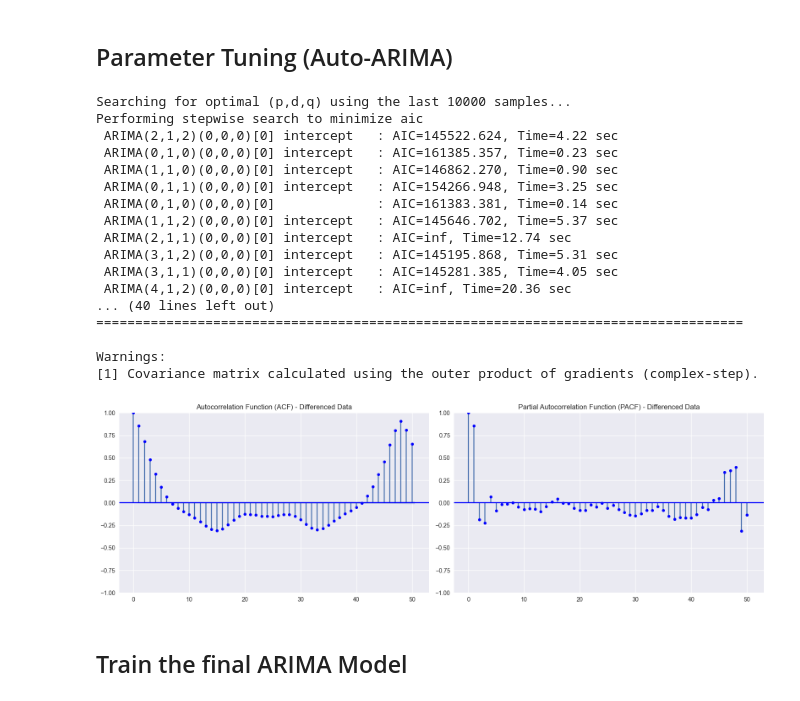
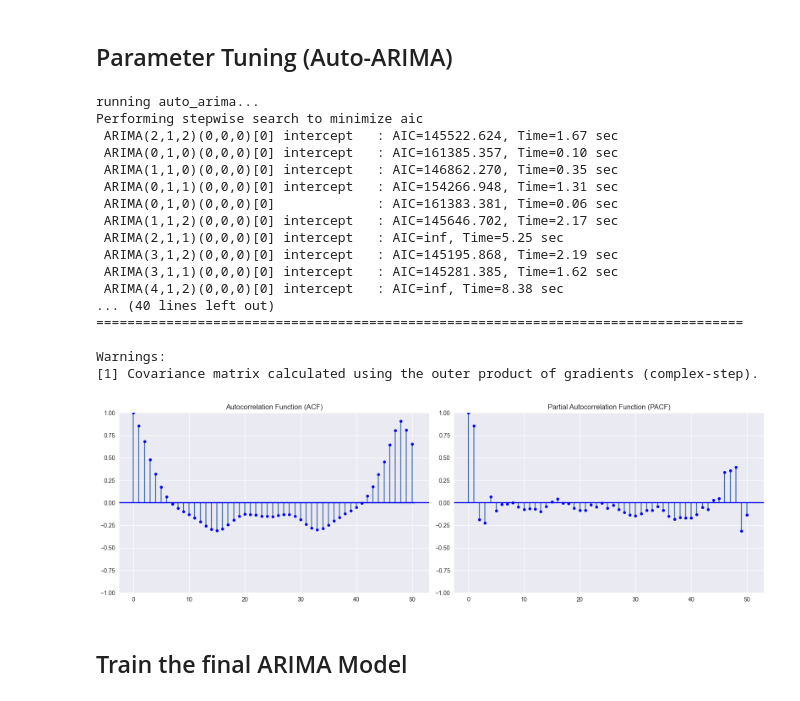
Before and after one commit to 4riell4/energy-consumption-forecasting, a Jupyter notebook: models/arima/arima_baseline.ipynb, the cells around one changed output. Drawn from its saved outputs; the diff is of its cells as text; code cells hidden in the pictures.

```diff
--- a/models/arima/arima_baseline.ipynb
+++ b/models/arima/arima_baseline.ipynb
@@ -76,11 +68,11 @@ Testing samples: 56429
 # %% [markdown]
 ## Parameter Tuning (Auto-ARIMA)
 # %%
-# We use the last 10,000 rows (approx. 7 months)
+# Use recent subset
 subset_size = 10000
 search_subset = train['demand'].iloc[-subset_size:]
 
-print(f"Searching for optimal (p,d,q) using the last {subset_size} samples...")
+print("running auto_arima...")
 
 auto_model = auto_arima(
     search_subset,
@@ -94,35 +86,35 @@ auto_model = auto_arima(
 print(f"Best parameters found: {auto_model.order}")
 print(auto_model.summary())
 # %% [output]
-Searching for optimal (p,d,q) using the last 10000 samples...
+running auto_arima...
 Performing stepwise search to minimize aic
- ARIMA(2,1,2)(0,0,0)[0] intercept   : AIC=145522.624, Time=4.22 sec
- ARIMA(0,1,0)(0,0,0)[0] intercept   : AIC=161385.357, Time=0.23 sec
- ARIMA(1,1,0)(0,0,0)[0] intercept   : AIC=146862.270, Time=0.90 sec
- ARIMA(0,1,1)(0,0,0)[0] intercept   : AIC=154266.948, Time=3.25 sec
- ARIMA(0,1,0)(0,0,0)[0]             : AIC=161383.381, Time=0.14 sec
- ARIMA(1,1,2)(0,0,0)[0] intercept   : AIC=145646.702, Time=5.37 sec
- ARIMA(2,1,1)(0,0,0)[0] intercept   : AIC=inf, Time=12.74 sec
- ARIMA(3,1,2)(0,0,0)[0] intercept   : AIC=145195.868, Time=5.31 sec
- ARIMA(3,1,1)(0,0,0)[0] intercept   : AIC=145281.385, Time=4.05 sec
- ARIMA(4,1,2)(0,0,0)[0] intercept   : AIC=inf, Time=20.36 sec
+ ARIMA(2,1,2)(0,0,0)[0] intercept   : AIC=145522.624, Time=1.67 sec
+ ARIMA(0,1,0)(0,0,0)[0] intercept   : AIC=161385.357, Time=0.10 sec
+ ARIMA(1,1,0)(0,0,0)[0] intercept   : AIC=146862.270, Time=0.35 sec
+ ARIMA(0,1,1)(0,0,0)[0] intercept   : AIC=154266.948, Time=1.31 sec
+ ARIMA(0,1,0)(0,0,0)[0]             : AIC=161383.381, Time=0.06 sec
+ ARIMA(1,1,2)(0,0,0)[0] intercept   : AIC=145646.702, Time=2.17 sec
+ ARIMA(2,1,1)(0,0,0)[0] intercept   : AIC=inf, Time=5.25 sec
+ ARIMA(3,1,2)(0,0,0)[0] intercept   : AIC=145195.868, Time=2.19 sec
+ ARIMA(3,1,1)(0,0,0)[0] intercept   : AIC=145281.385, Time=1.62 sec
+ ARIMA(4,1,2)(0,0,0)[0] intercept   : AIC=inf, Time=8.38 sec
 ... (40 lines left out)
 ===================================================================================
 
 Warnings:
 [1] Covariance matrix calculated using the outer product of gradients (complex-step).
 # %%
-# Apply the first-order differencing (d=1) that Auto-ARIMA selected
+# Difference series
 train_diff = train['demand'].diff().dropna()
 
 # Plot ACF and PACF
 fig, axes = plt.subplots(1, 2, figsize=(16, 5))
-plot_acf(train_diff, lags=50, ax=axes[0], title="Autocorrelation Function (ACF) - Differenced Data", color='blue')
-plot_pacf(train_diff, lags=50, ax=axes[1], title="Partial Autocorrelation Function (PACF) - Differenced Data", color='blue')
+plot_acf(train_diff, lags=50, ax=axes[0], title="Autocorrelation Function (ACF)", color='blue')
+plot_pacf(train_diff, lags=50, ax=axes[1], title="Partial Autocorrelation Function (PACF)", color='blue')
 plt.tight_layout()
 plt.show()
 # %% [output]
-[figure, old version]
+[figure, new version]
 # %% [markdown]
 ## Train the final ARIMA Model
 # %%
```
Also changed, not shown: parts of 11 cells of this notebook, 12 other files.
